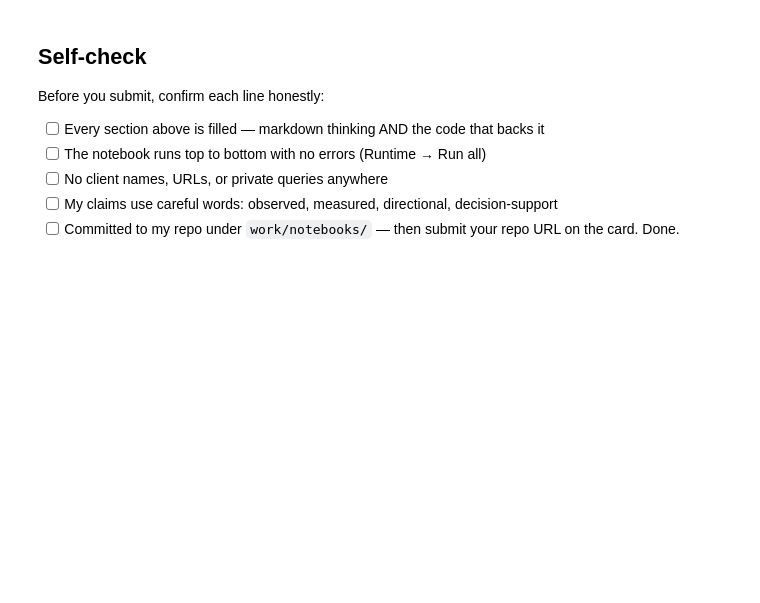
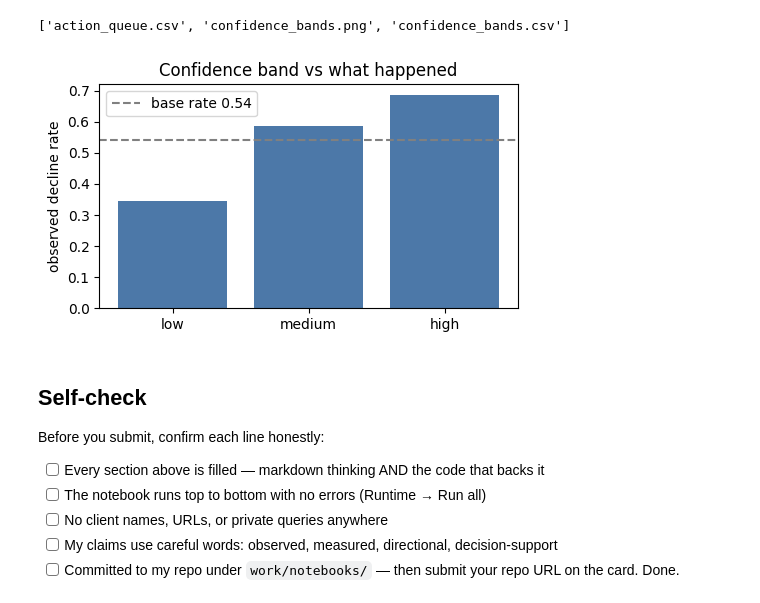
Before and after one commit to RodionOm/Search-ranking-ml, a Jupyter notebook: work/notebooks/w07_action_playbook.ipynb, the cells around one changed output. Saved outputs shown, nothing was run; the diff lists cells and outputs as text; code cells hidden in the pictures; blank space fills up the shorter version.

```diff
--- a/work/notebooks/w07_action_playbook.ipynb
+++ b/work/notebooks/w07_action_playbook.ipynb
@@ -43,0 +231,20 @@ This skeleton is yours to fill. Work the sections **in order** — each one has
+# %%
+# This cell is for CODE (numbers, a query, a check).
+# Write your text answer in the cell ABOVE this one — typing sentences here breaks Run All.
+def psi(reference, new, bins=10):
+    """Population Stability Index: how much a distribution moved. <0.1 stable, 0.1-0.2 watch, >0.2 shifted."""
+    edges = np.unique(np.quantile(reference, np.linspace(0, 1, bins + 1)))
+    edges[0], edges[-1] = -np.inf, np.inf
+    r = np.histogram(reference, edges)[0] / len(reference) + 1e-6
+    n = np.histogram(new, edges)[0] / len(new) + 1e-6
+    return float(np.sum((n - r) * np.log(n / r)))
+
+# demo: treat each fold (a group of unseen clients) as "a new batch" vs the rest
+rows = []
+for f in range(5):
+    m = fold_of == f
+    top = np.argsort(-oof[m], kind="stable")[:50]
+    rows.append([f, round(psi(oof[~m], oof[m]), 2),
+                 round(psi(X["log_impressions_prev_30d"][~m], X["log_impressions_prev_30d"][m]), 2),
+                 round(y[m].mean(), 2), round(y[m].values[top].mean(), 2)])
+print(pd.DataFrame(rows, columns=["batch", "PSI_score", "PSI_prev_impr", "base_rate", "P@50"]).to_string(index=False))
@@ -44,3 +262,23 @@ This skeleton is yours to fill. Work the sections **in order** — each one has
+# %%
+# This cell is for CODE (numbers, a query, a check).
+# Write your text answer in the cell ABOVE this one — typing sentences here breaks Run All.
+os.makedirs("work/outputs", exist_ok=True)
+cols = ["rank", "content_id", "client", "decline_score", "confidence", "action", "reasons",
+        "needs_extra_check", "declined_observed"]
+queue[cols].to_csv("work/outputs/action_queue.csv", index=False)
+bands.to_csv("work/outputs/confidence_bands.csv")
+
+import matplotlib.pyplot as plt
+fig, ax = plt.subplots(figsize=(5, 3))
+ax.bar(bands.index.astype(str), bands["observed_decline_rate"], color="#4C78A8")
+ax.axhline(y.mean(), color="gray", linestyle="--", label=f"base rate {y.mean():.2f}")
+ax.set_ylabel("observed decline rate"); ax.set_title("Confidence band vs what happened")
+ax.legend(); fig.tight_layout()
+fig.savefig("work/outputs/confidence_bands.png", dpi=150)
+print(os.listdir("work/outputs"))
+# %% [output]
+['action_queue.csv', 'confidence_bands.png', 'confidence_bands.csv']
+[figure, added]
 # %% [markdown]
 ## Self-check
 
```
Also changed, not shown: parts of 19 cells of this notebook.
